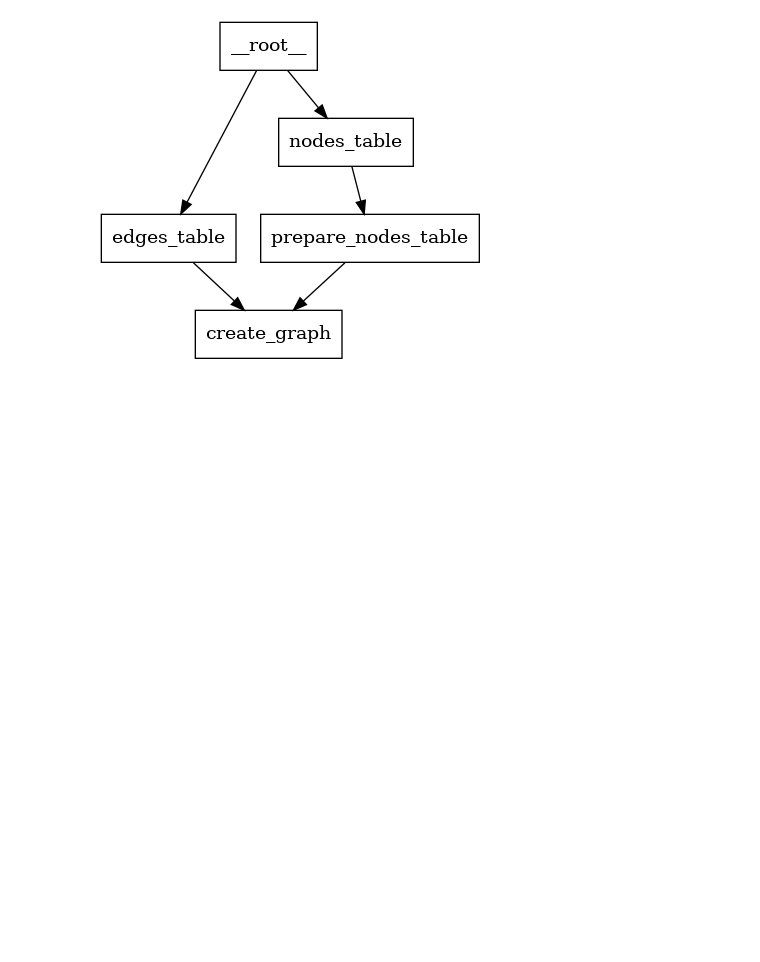
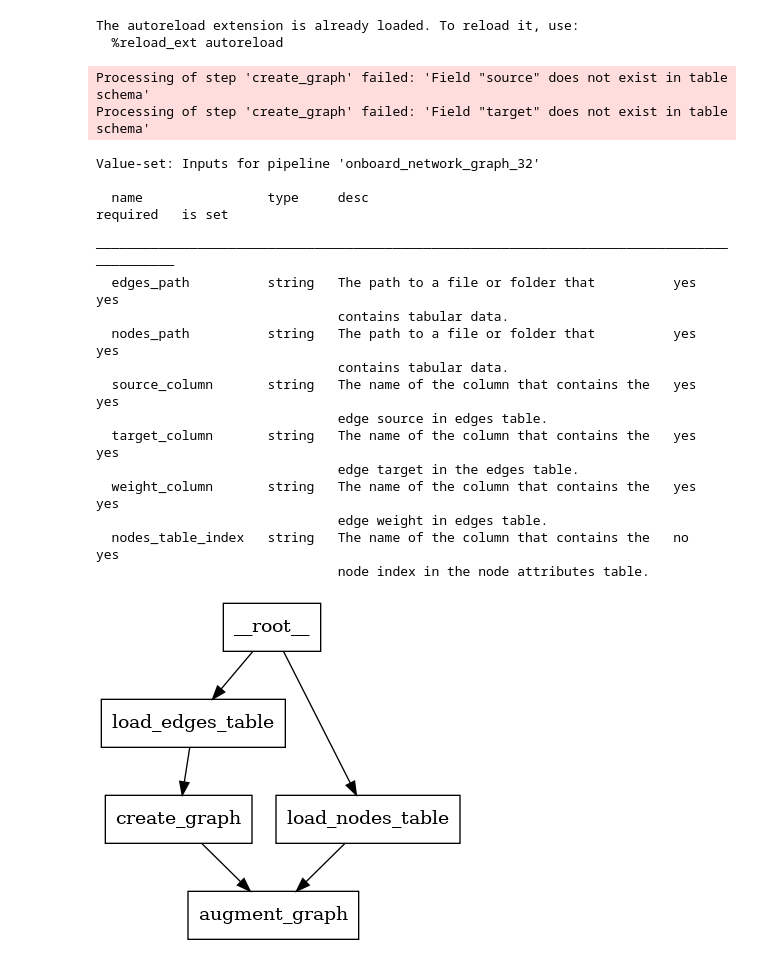
Before and after one commit to DHARPA-Project/kiara_modules.default, a Jupyter notebook: dev/dev.ipynb, the cells around one changed output. Cells and saved outputs as stored; diff of their text form; code cells hidden in the pictures; blank space fills up the shorter version.

Commit message:
refactor: adapt changes to core kiara

```diff
--- a/dev/dev.ipynb
+++ b/dev/dev.ipynb
@@ -1,27 +1,50 @@
+# %%
+import ipycytoscape
+
+%load_ext autoreload
+%autoreload 2
+
+from kiara import Kiara
+from rich.jupyter import print
+
+from kiara.utils.jupyter import graph_to_image
+
+kiara: Kiara = Kiara.instance()
+
+# print('---')
+workflow = kiara.create_workflow("onboard_network_graph")
+# %% [output]
+The autoreload extension is already loaded. To reload it, use:
+  %reload_ext autoreload
 # %%
-import ipycytoscape
-
-%load_ext autoreload
-%autoreload 2
-
-from kiara import Kiara
-from rich.jupyter import print
-
-from kiara.utils.jupyter import graph_to_image
-
-kiara: Kiara = Kiara.instance()
-
-# print('---')
-workflow = kiara.create_workflow("network_analysis")
-
-workflow.inputs.nodes_info_path = "/home/markus/projects/dharpa/notebooks/NetworkXAnalysis/ReviewMasterTable.csv"
+workflow.inputs.nodes_path = "/home/markus/projects/dharpa/notebooks/NetworkXAnalysis/JournalNodes1902.csv"
+workflow.inputs.nodes_table_index = "Id"
 workflow.inputs.edges_path = "/home/markus/projects/dharpa/notebooks/NetworkXAnalysis/JournalEdges1902.csv"
 workflow.inputs.source_column = "Source"
 
 workflow.inputs.target_column = "Target"
 workflow.inputs.weight_column = "weight"
-workflow.inputs.nodes_table_index = "Id"
+
+print(workflow.inputs)
 graph_to_image(workflow.structure.execution_graph)
 # %% [output]
+Processing of step 'create_graph' failed: 'Field "source" does not exist in table schema'
+Processing of step 'create_graph' failed: 'Field "target" does not exist in table schema'
+Value-set: Inputs for pipeline 'onboard_network_graph_32'
+
+  name                type     desc                                       required   is set
+ ───────────────────────────────────────────────────────────────────────────────────────────
+  edges_path          string   The path to a file or folder that          yes        yes
+                               contains tabular data.
+  nodes_path          string   The path to a file or folder that          yes        yes
+                               contains tabular data.
+  source_column       string   The name of the column that contains the   yes        yes
+                               edge source in edges table.
+  target_column       string   The name of the column that contains the   yes        yes
+                               edge target in the edges table.
+  weight_column       string   The name of the column that contains the   yes        yes
+                               edge weight in edges table.
+  nodes_table_index   string   The name of the column that contains the   no         yes
+                               node index in the node attributes table.
-[figure, old version]
+[figure, new version]
 # %%
```
Also changed, not shown: parts of 3 cells of this notebook, 8 other files.
